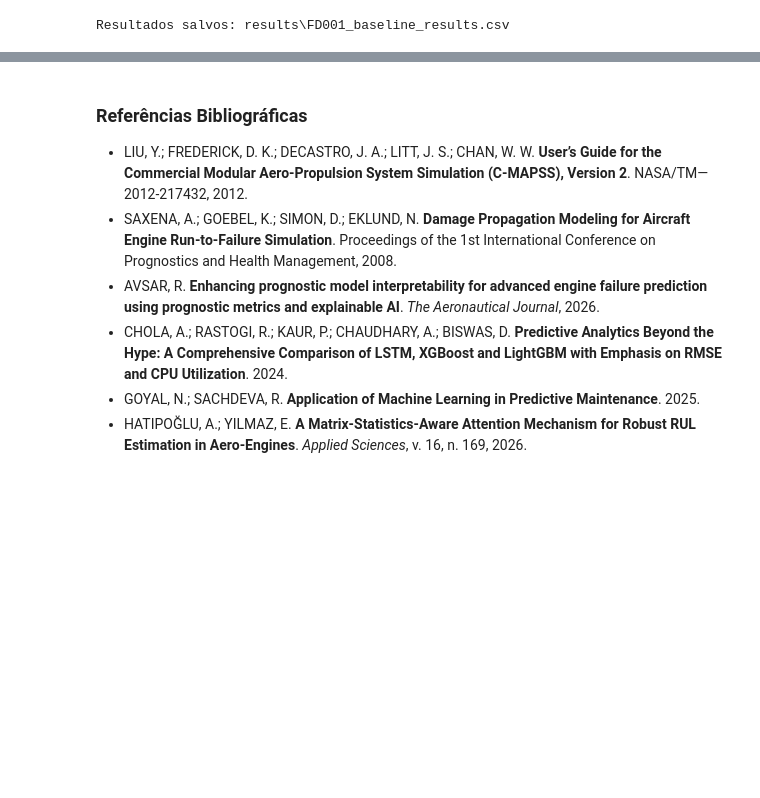
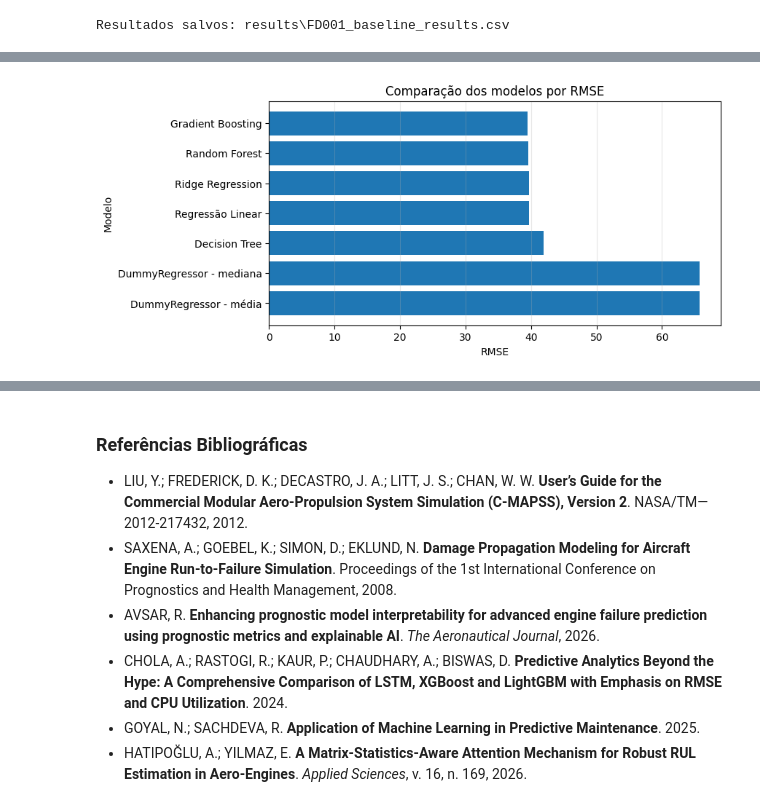
Before and after one commit to ander-oliveira/rul-prediction-cmapss, a Jupyter notebook: Prediction_RUL_CMAPSS.ipynb, the cells around one changed output, grey strips where cells are left out. Drawn from its saved outputs; the diff is of its cells as text; code cells hidden in the pictures; blank space fills up the shorter version.

Commit message:
Phase 7: Non linear models

```diff
--- a/Prediction_RUL_CMAPSS.ipynb
+++ b/Prediction_RUL_CMAPSS.ipynb
@@ -1408,0 +1490,21 @@ Resultados salvos: results\FD001_baseline_results.csv
+# %%
+nonlinear_results = []
+nonlinear_predictions = {}
+nonlinear_fitted_models = {}
+# %%
+for model_name, model in nonlinear_models.items():
+    model.fit(X_train_split, y_train_split)
+    y_pred = model.predict(X_val_split)
+
+    nonlinear_predictions[model_name] = y_pred
+    nonlinear_fitted_models[model_name] = model
+
+    nonlinear_results.append({
+        "model": model_name,
+        "MAE": mean_absolute_error(y_val_split, y_pred),
+        "RMSE": np.sqrt(mean_squared_error(y_val_split, y_pred)),
+        "R2": r2_score(y_val_split, y_pred)
+    })
+# %%
+nonlinear_results_df = pd.DataFrame(nonlinear_results)
+nonlinear_results_df.sort_values("RMSE", inplace=True, ignore_index=True)
@@ -1408,0 +1528,3 @@ Resultados salvos: results\FD001_baseline_results.csv
+# %%
+all_results_df = pd.concat([baseline_results_df, nonlinear_results_df], ignore_index=True)
+all_results_df.sort_values("RMSE", inplace=True, ignore_index=True)
@@ -1408,0 +1542,12 @@ Resultados salvos: results\FD001_baseline_results.csv
+# %%
+plt.figure(figsize=(8, 4))
+plt.barh(all_results_df["model"], all_results_df["RMSE"])
+plt.gca().invert_yaxis()
+
+plt.title("Comparação dos modelos por RMSE")
+plt.xlabel("RMSE")
+plt.ylabel("Modelo")
+plt.grid(axis="x", alpha=0.3)
+plt.show()
+# %% [output]
+[figure, added]
```
Also changed, not shown: parts of 30 cells of this notebook, 3 other files.
